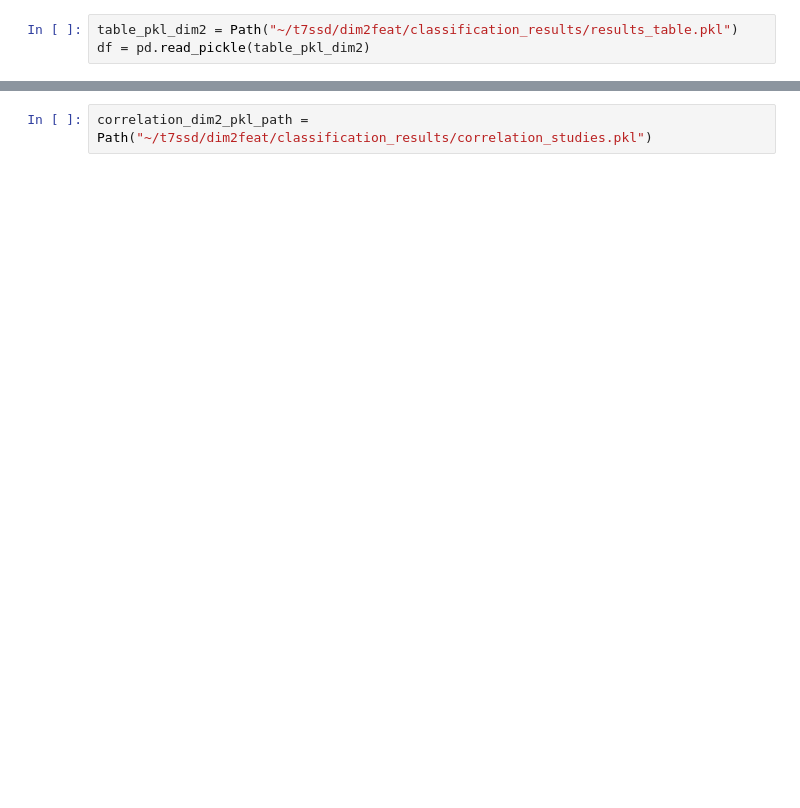
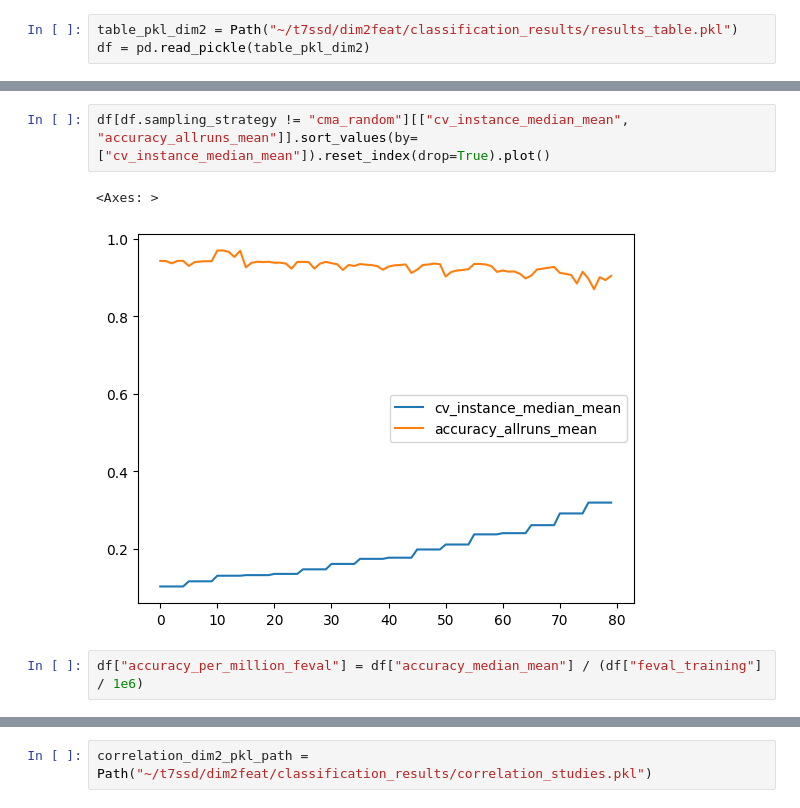
Before and after one commit to kaijenlee/MSc-Thesis-Problem-Embedding-Transfer-Learning, a Jupyter notebook: sampling_sensitivty/plots/classification/ela_table.ipynb, the cells around one changed output, grey strips where cells are left out. Cells and saved outputs as stored; diff of their text form; blank space fills up the shorter version.

```diff
--- a/sampling_sensitivty/plots/classification/ela_table.ipynb
+++ b/sampling_sensitivty/plots/classification/ela_table.ipynb
@@ -38,0 +182,7 @@ df
+# %%
+df[df.sampling_strategy != "cma_random"][["cv_instance_median_mean", "accuracy_allruns_mean"]].sort_values(by=["cv_instance_median_mean"]).reset_index(drop=True).plot()
+# %% [output]
+<Axes: >
+[figure, added]
+# %%
+df["accuracy_per_million_feval"] = df["accuracy_median_mean"] / (df["feval_training"] / 1e6)
```
Also changed, not shown: parts of 30 cells of this notebook, 6 other files.
